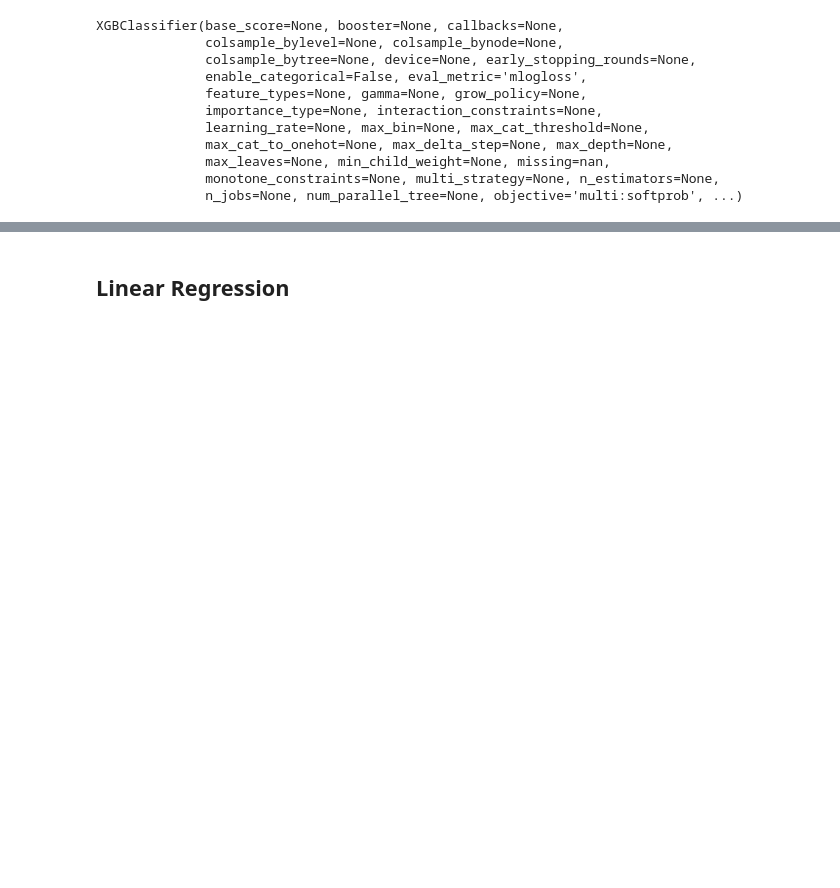
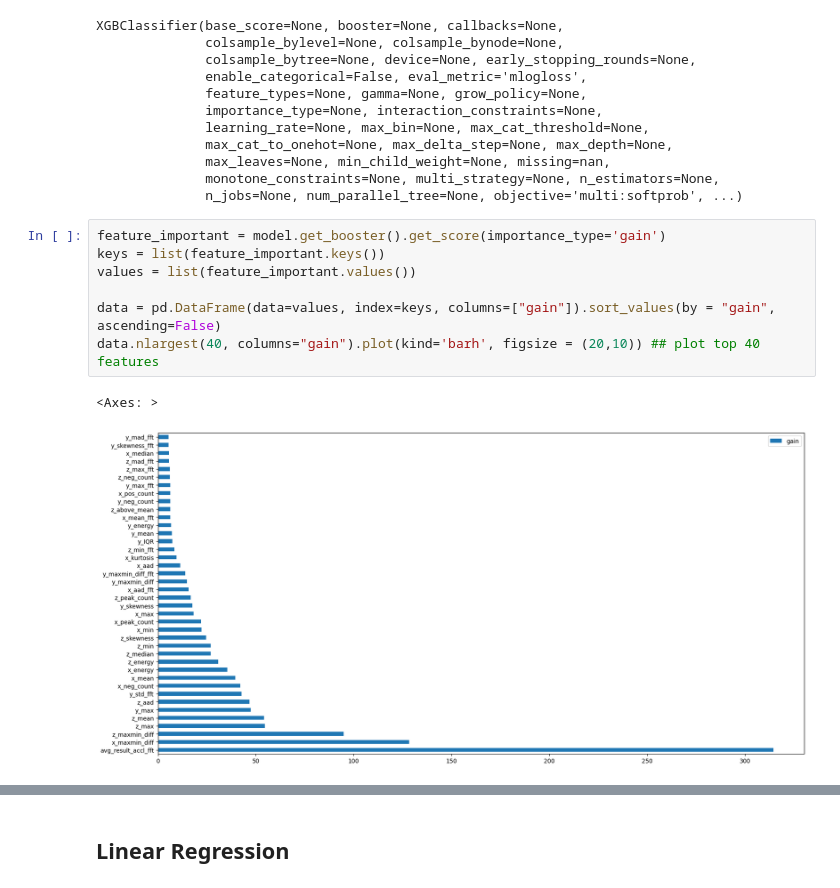
Before and after one commit to till2/ds4w-user-identification, a Jupyter notebook: classification-features.ipynb, the cells around one changed output, grey strips where cells are left out. Drawn from its saved outputs; the diff is of its cells as text; blank space fills up the shorter version.

Commit message:
Feature Importance added

```diff
--- a/classification-features.ipynb
+++ b/classification-features.ipynb
@@ -274,3 +280,13 @@ XGBClassifier(base_score=None, booster=None, callbacks=None,
               max_leaves=None, min_child_weight=None, missing=nan,
               monotone_constraints=None, multi_strategy=None, n_estimators=None,
               n_jobs=None, num_parallel_tree=None, objective='multi:softprob', ...)
+# %%
+feature_important = model.get_booster().get_score(importance_type='gain')
+keys = list(feature_important.keys())
+values = list(feature_important.values())
+
+data = pd.DataFrame(data=values, index=keys, columns=["gain"]).sort_values(by = "gain", ascending=False)
+data.nlargest(40, columns="gain").plot(kind='barh', figsize = (20,10)) ## plot top 40 features
+# %% [output]
+<Axes: >
+[figure, added]
```
Also changed, not shown: parts of 10 cells of this notebook.
